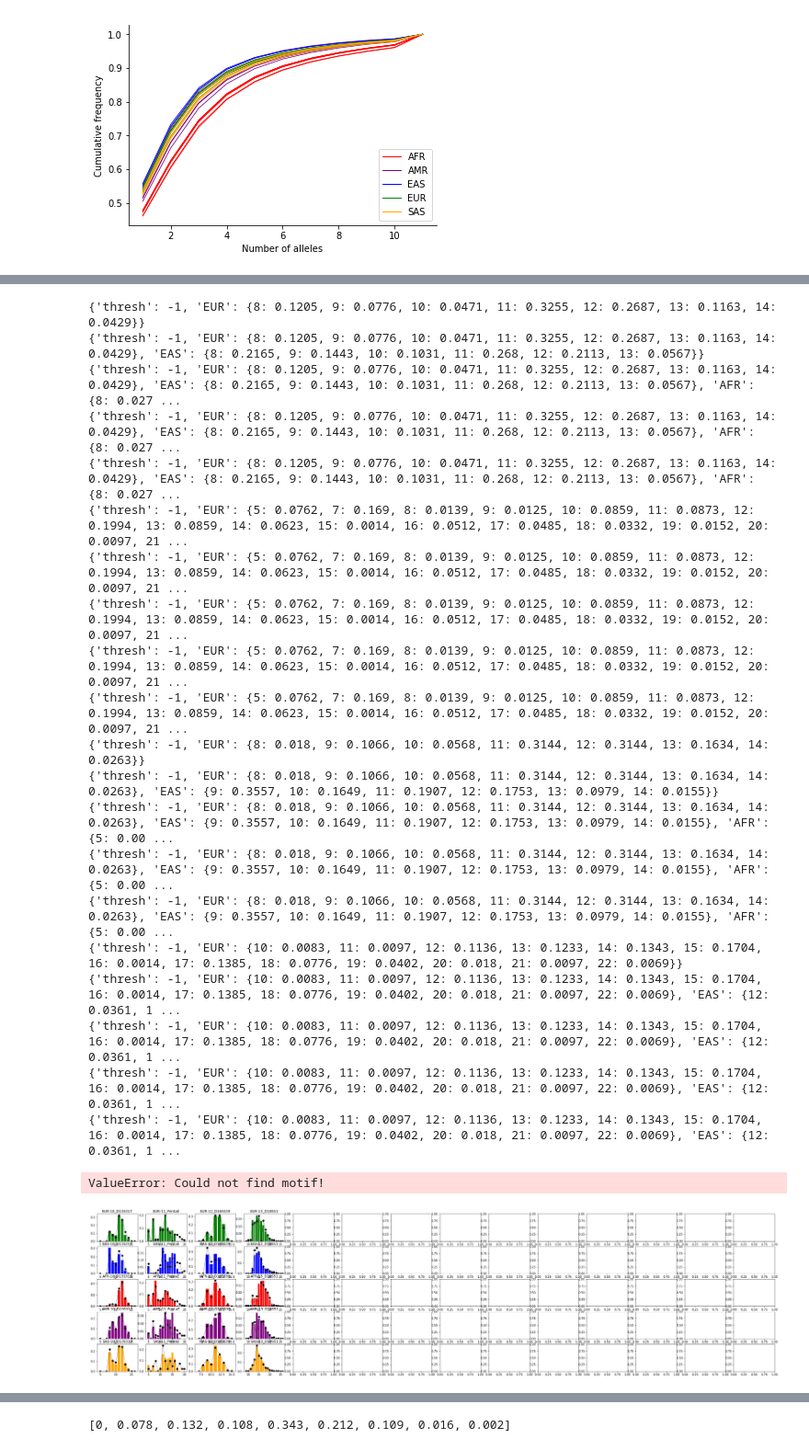
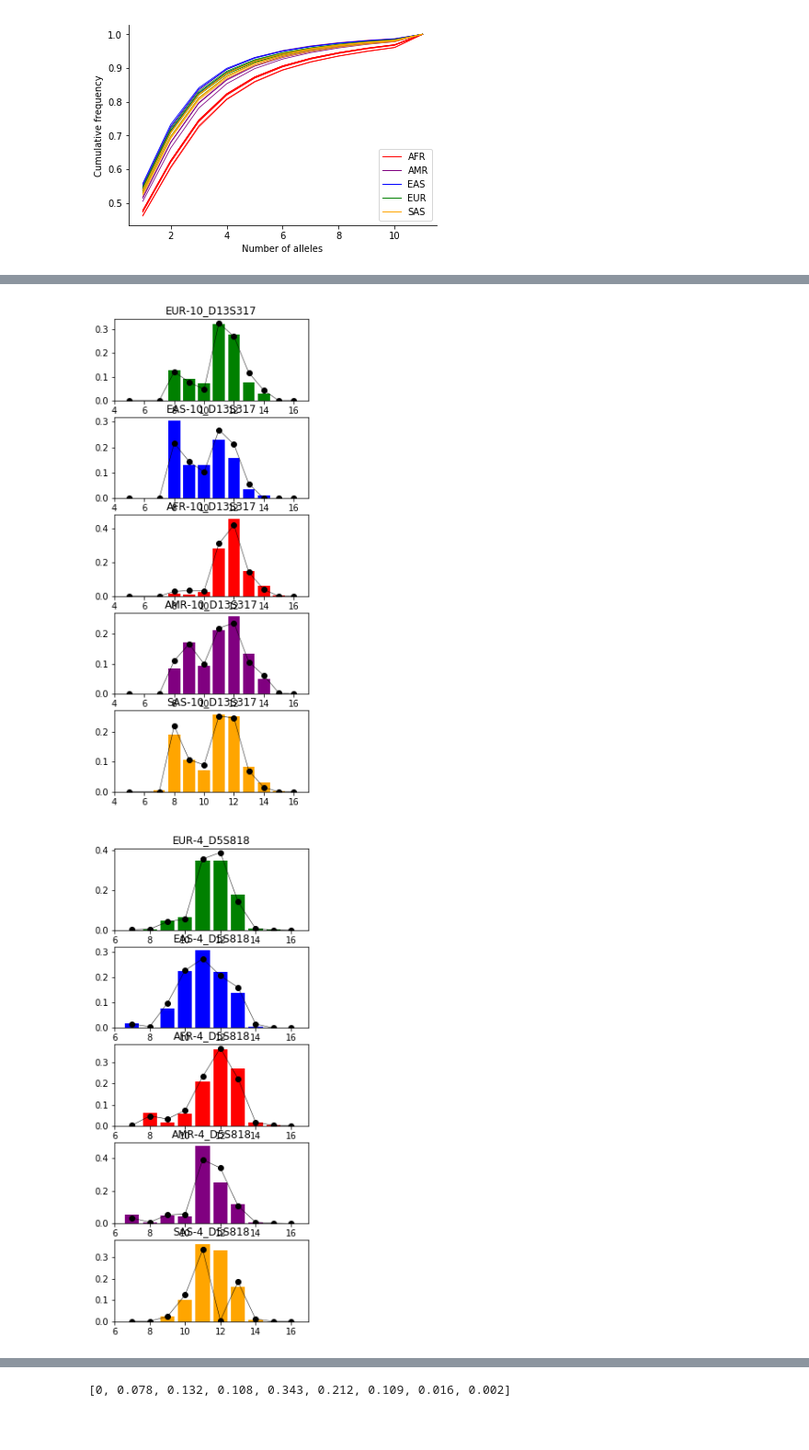
Before and after one commit to gymrek-lab/EnsembleTR, a Jupyter notebook: callset-qc/1000G_CallerQC_Figures.ipynb, the cells around one changed output, grey strips where cells are left out. Shown: that part at 92% size. Drawn from its saved outputs; the diff is of its cells as text; code cells hidden in the pictures; blank space fills up the shorter version.

Commit message:
fixed figure

```diff
--- a/callset-qc/1000G_CallerQC_Figures.ipynb
+++ b/callset-qc/1000G_CallerQC_Figures.ipynb
@@ -23,12 +23,13 @@ popcolors["EUR"] = "green"
 popcolors["SAS"] = "orange"
 
 def get_motif(al):
-    for m_len in range(1, int(len(al)/2) + 1):
+    for m_len in range(1, int(len(al)) + 1):
         if len(al) % m_len != 0:
             continue
         motif = al[0:m_len]
         if al == motif * int(len(al) / m_len):
             return motif
+    print (al)
     raise ValueError('Could not find motif!')
 # %%
 # Num calls by pop
@@ -158,7 +159,6 @@ array([[<matplotlib.axes._subplots.AxesSubplot object at 0x...>,
         <matplotlib.axes._subplots.AxesSubplot object at 0x...>]],
       dtype=object)
 # %%
-
 locids = {}
 locids["chr4:3074877"] = "1_HTT"
 locids["chr5:146878728"] = "2_SCA12"
@@ -166,7 +166,7 @@ locids["chr19:45770205"] = "3_DM1"
 locids["chr5:123775556"] = "4_D5S818"
 locids["chr2:1489653"] = "5_TPOX"
 locids["chr5:150076324"] = "6_CSF1PO"
-locids["chr7:84160226"] = "7_D7S820 "
+locids["chr7:84160226"] = "7_D7S820"
 locids["chr8:124894873"] = "8_D8S1179"
 locids["chr11:2171088"] = "9_TH01"
 locids["chr13:82148025"] = "10_D13S317"
@@ -176,6 +176,7 @@ locids["chr18:63281667"] = "13_D18S51"
 locids["chr21:43636205"] = "14_PentaD"
 
 
+codis_list = ["4_D5S818","5_TPOX","6_CSF1PO","7_D7S820","8_D8S1179","9_TH01","10_D13S317"]
 
 
 # Allele freqs compared to known
@@ -196,10 +197,9 @@ superpops = ["EUR","EAS","AFR","AMR","SAS"]
 num_loci = called_freqs.shape[0] # =numcols
 num_pops = len(superpops) # superpops=numrows
 
-fig, axis_array = plt.subplots(num_pops, num_loci, figsize=(num_loci*3, num_pops*2))
 
-plotnum = 0
 for i in range(called_freqs.shape[0]):
+
     chrom = called_freqs["chrom"].values[i]
     pos = called_freqs["pos"].values[i]
     locus_id = called_freqs["id"].values[i]
@@ -212,69 +212,52 @@ for i in range(called_freqs.shape[0]):
         ctstring = called_freqs["freq_%s"%sp].values[i]
         for allele in ctstring.split(","):
             al, fq = allele.split(":")
             al = int(len(al)/len(get_motif(al))); fq = float(fq)
             spcts[al] = fq
         for a in spcts.keys(): alleles.add(a)
         popcounts[sp] = spcts
     alleles = sorted(list(alleles))
 
     # Load known freqs
     k = known_freqs[(known_freqs["chrom"]==chrom) & (known_freqs["pos"]==pos)]
     kcounts = {"thresh": -1}
     if k.shape[0] == 1:
         kcounts["thresh"] = k["thresh"].values[0]
         for sp in superpops:
             spcts = {}
             cstring = k["freq_%s"%sp].values[0]
             if str(cstring) == "nan": continue
             for allele in cstring.split(","):
                 al, fq = allele.split(":")
                 al = int(float(al)); fq = float(fq)
                 spcts[al] = fq
             kcounts[sp] = spcts
-            print(kcounts)
+            #print(kcounts)
 
-    for j in range(len(superpops)):
-        ax = axis_array[j, i]
-        ax.bar(alleles, [popcounts[superpops[j]].get(a, 0) for a in alleles], color=popcolors[superpops[j]])
+    if locus_id in codis_list:
+        fig, axis_array = plt.subplots(num_pops,1,figsize=(4,10))
+        plotnum = 0
+        for j in range(len(superpops)):
+            ax = axis_array[j]
+            ax.bar(alleles, [popcounts[superpops[j]].get(a, 0) for a in alleles], color=popcolors[superpops[j]])
 
-        # Plot known
-        if superpops[j] in kcounts.keys():
-            ax.plot(alleles, [kcounts[superpops[j]].get(a, 0) for a in alleles], color="black",
-                   marker="o", linewidth=0.5)
+            # Plot known
+            if superpops[j] in kcounts.keys():
+                ax.plot(alleles, [kcounts[superpops[j]].get(a, 0) for a in alleles], color="black",
+                       marker="o", linewidth=0.5)
 
-        # Plot threshold
-        if kcounts["thresh"]>-1:
-            ax.axvline(x=kcounts["thresh"], linewidth=0.5, color="black", linestyle="dashed")
-        ax.set_xlim(left=min(alleles)-1, right=max(alleles)+1)
-        ax.set_title("%s-%s"%(superpops[j], locus_id))
-        #ax.grid(True)
-        plotnum += 1
+            # Plot threshold
+            if kcounts["thresh"]>-1:
+                ax.axvline(x=kcounts["thresh"], linewidth=0.5, color="black", linestyle="dashed")
+            ax.set_xlim(left=min(alleles)-1, right=max(alleles)+1)
+            ax.set_title("%s-%s"%(superpops[j], locus_id))
+            #ax.grid(True)
+            plotnum += 1
 
 
 
-fig.set_size_inches((0.5,1))
-fig.tight_layout()
+
+plt.show()
 # %% [output]
-{'thresh': -1, 'EUR': {8: 0.1205, 9: 0.0776, 10: 0.0471, 11: 0.3255, 12: 0.2687, 13: 0.1163, 14: 0.0429}}
-{'thresh': -1, 'EUR': {8: 0.1205, 9: 0.0776, 10: 0.0471, 11: 0.3255, 12: 0.2687, 13: 0.1163, 14: 0.0429}, 'EAS': {8: 0.2165, 9: 0.1443, 10: 0.1031, 11: 0.268, 12: 0.2113, 13: 0.0567}}
-{'thresh': -1, 'EUR': {8: 0.1205, 9: 0.0776, 10: 0.0471, 11: 0.3255, 12: 0.2687, 13: 0.1163, 14: 0.0429}, 'EAS': {8: 0.2165, 9: 0.1443, 10: 0.1031, 11: 0.268, 12: 0.2113, 13: 0.0567}, 'AFR': {8: 0.027 ...
-{'thresh': -1, 'EUR': {8: 0.1205, 9: 0.0776, 10: 0.0471, 11: 0.3255, 12: 0.2687, 13: 0.1163, 14: 0.0429}, 'EAS': {8: 0.2165, 9: 0.1443, 10: 0.1031, 11: 0.268, 12: 0.2113, 13: 0.0567}, 'AFR': {8: 0.027 ...
-{'thresh': -1, 'EUR': {8: 0.1205, 9: 0.0776, 10: 0.0471, 11: 0.3255, 12: 0.2687, 13: 0.1163, 14: 0.0429}, 'EAS': {8: 0.2165, 9: 0.1443, 10: 0.1031, 11: 0.268, 12: 0.2113, 13: 0.0567}, 'AFR': {8: 0.027 ...
-{'thresh': -1, 'EUR': {5: 0.0762, 7: 0.169, 8: 0.0139, 9: 0.0125, 10: 0.0859, 11: 0.0873, 12: 0.1994, 13: 0.0859, 14: 0.0623, 15: 0.0014, 16: 0.0512, 17: 0.0485, 18: 0.0332, 19: 0.0152, 20: 0.0097, 21 ...
-{'thresh': -1, 'EUR': {5: 0.0762, 7: 0.169, 8: 0.0139, 9: 0.0125, 10: 0.0859, 11: 0.0873, 12: 0.1994, 13: 0.0859, 14: 0.0623, 15: 0.0014, 16: 0.0512, 17: 0.0485, 18: 0.0332, 19: 0.0152, 20: 0.0097, 21 ...
-{'thresh': -1, 'EUR': {5: 0.0762, 7: 0.169, 8: 0.0139, 9: 0.0125, 10: 0.0859, 11: 0.0873, 12: 0.1994, 13: 0.0859, 14: 0.0623, 15: 0.0014, 16: 0.0512, 17: 0.0485, 18: 0.0332, 19: 0.0152, 20: 0.0097, 21 ...
-{'thresh': -1, 'EUR': {5: 0.0762, 7: 0.169, 8: 0.0139, 9: 0.0125, 10: 0.0859, 11: 0.0873, 12: 0.1994, 13: 0.0859, 14: 0.0623, 15: 0.0014, 16: 0.0512, 17: 0.0485, 18: 0.0332, 19: 0.0152, 20: 0.0097, 21 ...
-{'thresh': -1, 'EUR': {5: 0.0762, 7: 0.169, 8: 0.0139, 9: 0.0125, 10: 0.0859, 11: 0.0873, 12: 0.1994, 13: 0.0859, 14: 0.0623, 15: 0.0014, 16: 0.0512, 17: 0.0485, 18: 0.0332, 19: 0.0152, 20: 0.0097, 21 ...
-{'thresh': -1, 'EUR': {8: 0.018, 9: 0.1066, 10: 0.0568, 11: 0.3144, 12: 0.3144, 13: 0.1634, 14: 0.0263}}
-{'thresh': -1, 'EUR': {8: 0.018, 9: 0.1066, 10: 0.0568, 11: 0.3144, 12: 0.3144, 13: 0.1634, 14: 0.0263}, 'EAS': {9: 0.3557, 10: 0.1649, 11: 0.1907, 12: 0.1753, 13: 0.0979, 14: 0.0155}}
-{'thresh': -1, 'EUR': {8: 0.018, 9: 0.1066, 10: 0.0568, 11: 0.3144, 12: 0.3144, 13: 0.1634, 14: 0.0263}, 'EAS': {9: 0.3557, 10: 0.1649, 11: 0.1907, 12: 0.1753, 13: 0.0979, 14: 0.0155}, 'AFR': {5: 0.00 ...
-{'thresh': -1, 'EUR': {8: 0.018, 9: 0.1066, 10: 0.0568, 11: 0.3144, 12: 0.3144, 13: 0.1634, 14: 0.0263}, 'EAS': {9: 0.3557, 10: 0.1649, 11: 0.1907, 12: 0.1753, 13: 0.0979, 14: 0.0155}, 'AFR': {5: 0.00 ...
-{'thresh': -1, 'EUR': {8: 0.018, 9: 0.1066, 10: 0.0568, 11: 0.3144, 12: 0.3144, 13: 0.1634, 14: 0.0263}, 'EAS': {9: 0.3557, 10: 0.1649, 11: 0.1907, 12: 0.1753, 13: 0.0979, 14: 0.0155}, 'AFR': {5: 0.00 ...
-{'thresh': -1, 'EUR': {10: 0.0083, 11: 0.0097, 12: 0.1136, 13: 0.1233, 14: 0.1343, 15: 0.1704, 16: 0.0014, 17: 0.1385, 18: 0.0776, 19: 0.0402, 20: 0.018, 21: 0.0097, 22: 0.0069}}
-{'thresh': -1, 'EUR': {10: 0.0083, 11: 0.0097, 12: 0.1136, 13: 0.1233, 14: 0.1343, 15: 0.1704, 16: 0.0014, 17: 0.1385, 18: 0.0776, 19: 0.0402, 20: 0.018, 21: 0.0097, 22: 0.0069}, 'EAS': {12: 0.0361, 1 ...
-{'thresh': -1, 'EUR': {10: 0.0083, 11: 0.0097, 12: 0.1136, 13: 0.1233, 14: 0.1343, 15: 0.1704, 16: 0.0014, 17: 0.1385, 18: 0.0776, 19: 0.0402, 20: 0.018, 21: 0.0097, 22: 0.0069}, 'EAS': {12: 0.0361, 1 ...
-{'thresh': -1, 'EUR': {10: 0.0083, 11: 0.0097, 12: 0.1136, 13: 0.1233, 14: 0.1343, 15: 0.1704, 16: 0.0014, 17: 0.1385, 18: 0.0776, 19: 0.0402, 20: 0.018, 21: 0.0097, 22: 0.0069}, 'EAS': {12: 0.0361, 1 ...
-{'thresh': -1, 'EUR': {10: 0.0083, 11: 0.0097, 12: 0.1136, 13: 0.1233, 14: 0.1343, 15: 0.1704, 16: 0.0014, 17: 0.1385, 18: 0.0776, 19: 0.0402, 20: 0.018, 21: 0.0097, 22: 0.0069}, 'EAS': {12: 0.0361, 1 ...
-ValueError: Could not find motif!
-[figure, old version]
+[figure, new version]
+[figure, added]
```
Also changed, not shown: parts of 1 cell of this notebook.
